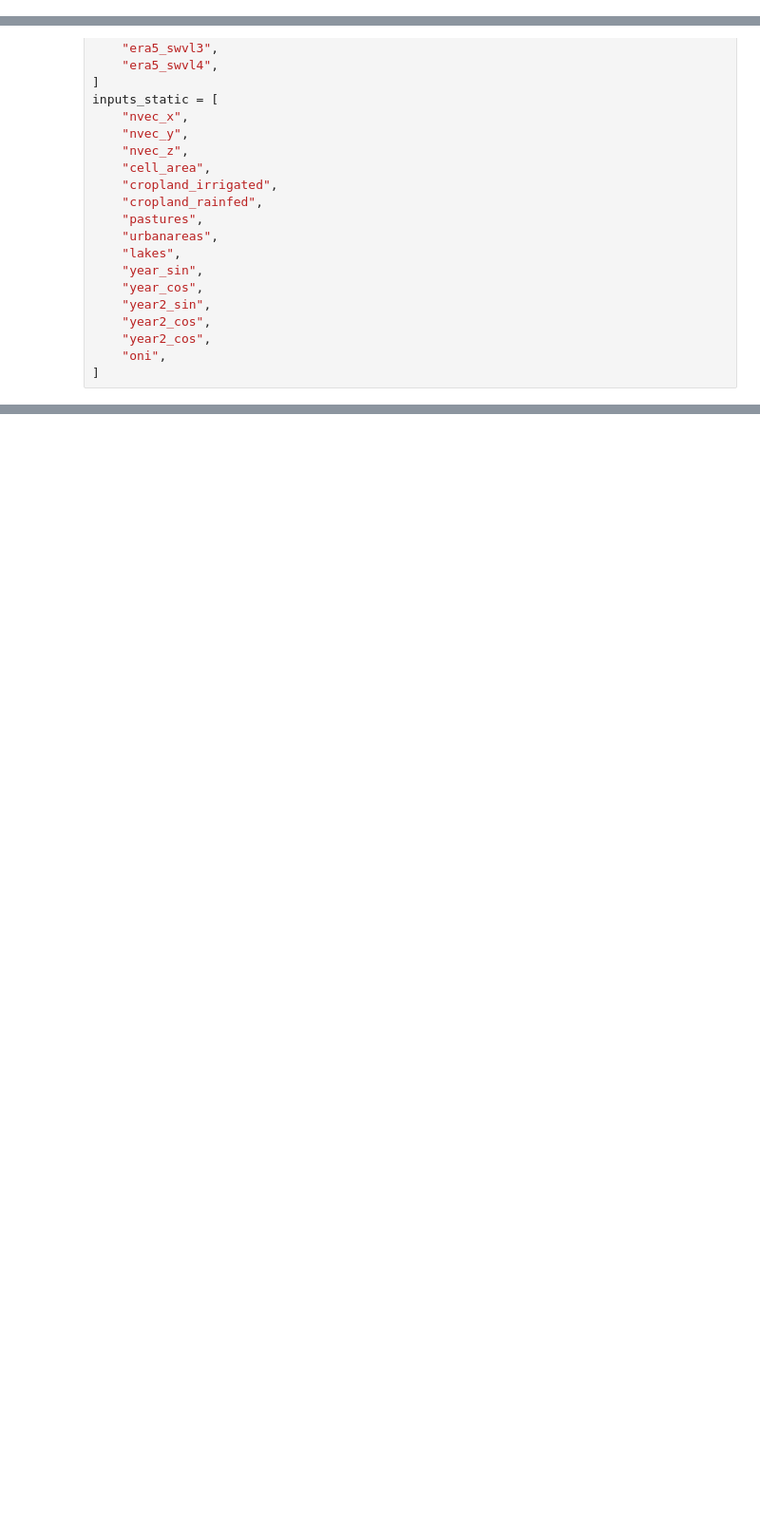
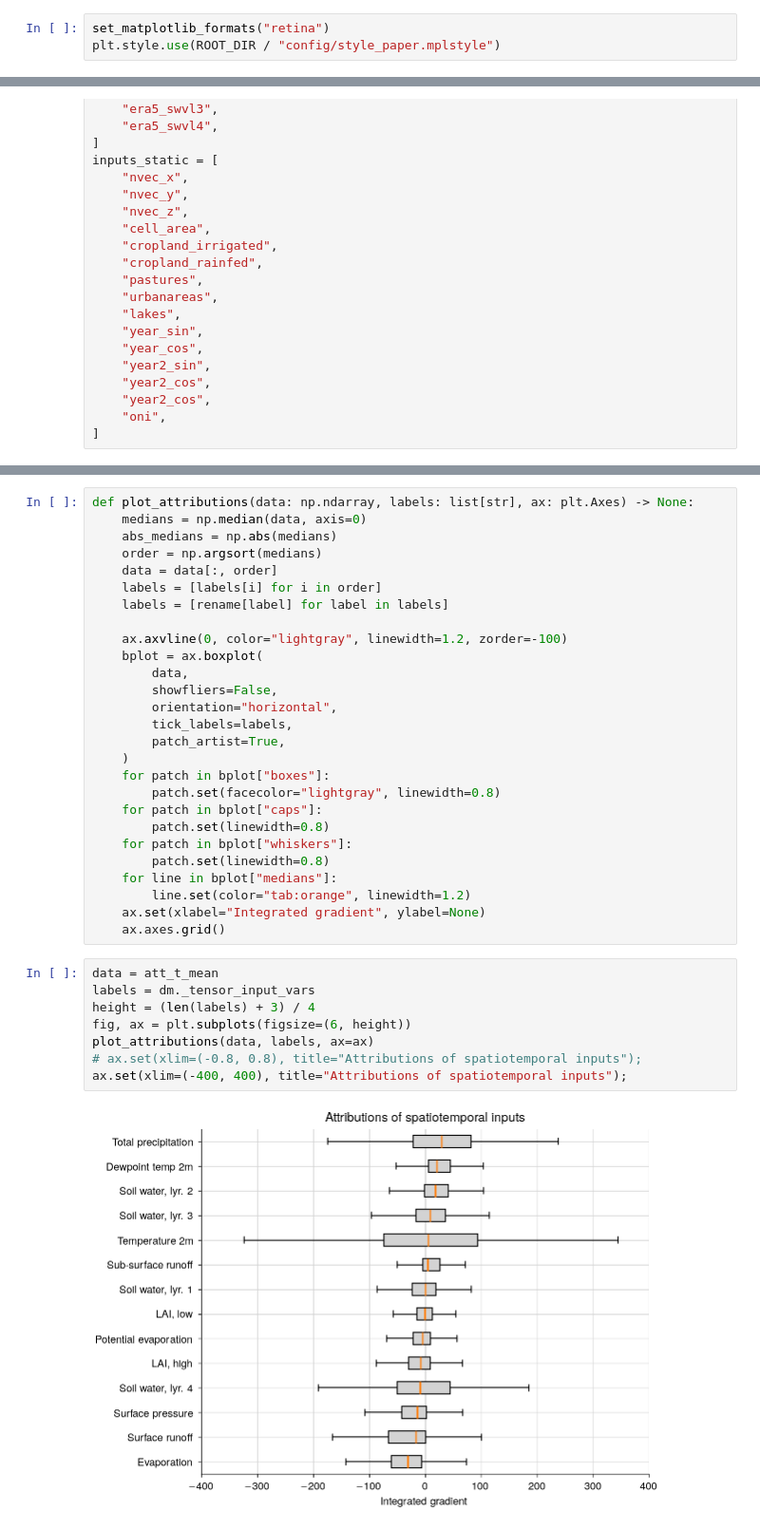
Before and after one commit to lqgentner/deeprec, a Jupyter notebook: notebooks/31-additional-analysis/feature-importance.ipynb, the cells around one changed output, grey strips where cells are left out. Shown at 95% size. Drawn from its saved outputs; the diff is of its cells as text; blank space fills up the shorter version.

Commit message:
Added box, violin and bar plots of feature importance

```diff
--- a/notebooks/31-additional-analysis/feature-importance.ipynb
+++ b/notebooks/31-additional-analysis/feature-importance.ipynb
@@ -13,6 +16,9 @@ import xarray as xr
 
 from deeprec.data import DeepRecDataModule
 from deeprec.utils import ROOT_DIR, wandb_checkpoint_download
+# %%
+set_matplotlib_formats("retina")
+plt.style.use(ROOT_DIR / "config/style_paper.mplstyle")
 # %% [markdown]
 ## Load model weights
 # %%
@@ -279,0 +341,37 @@ oni                 : -0.7284
+# %%
+def plot_attributions(data: np.ndarray, labels: list[str], ax: plt.Axes) -> None:
+    medians = np.median(data, axis=0)
+    abs_medians = np.abs(medians)
+    order = np.argsort(medians)
+    data = data[:, order]
+    labels = [labels[i] for i in order]
+    labels = [rename[label] for label in labels]
+
+    ax.axvline(0, color="lightgray", linewidth=1.2, zorder=-100)
+    bplot = ax.boxplot(
+        data,
+        showfliers=False,
+        orientation="horizontal",
+        tick_labels=labels,
+        patch_artist=True,
+    )
+    for patch in bplot["boxes"]:
+        patch.set(facecolor="lightgray", linewidth=0.8)
+    for patch in bplot["caps"]:
+        patch.set(linewidth=0.8)
+    for patch in bplot["whiskers"]:
+        patch.set(linewidth=0.8)
+    for line in bplot["medians"]:
+        line.set(color="tab:orange", linewidth=1.2)
+    ax.set(xlabel="Integrated gradient", ylabel=None)
+    ax.axes.grid()
+# %%
+data = att_t_mean
+labels = dm._tensor_input_vars
+height = (len(labels) + 3) / 4
+fig, ax = plt.subplots(figsize=(6, height))
+plot_attributions(data, labels, ax=ax)
+# ax.set(xlim=(-0.8, 0.8), title="Attributions of spatiotemporal inputs");
+ax.set(xlim=(-400, 400), title="Attributions of spatiotemporal inputs");
+# %% [output]
+[figure, added]
```
Also changed, not shown: parts of 42 cells of this notebook.
